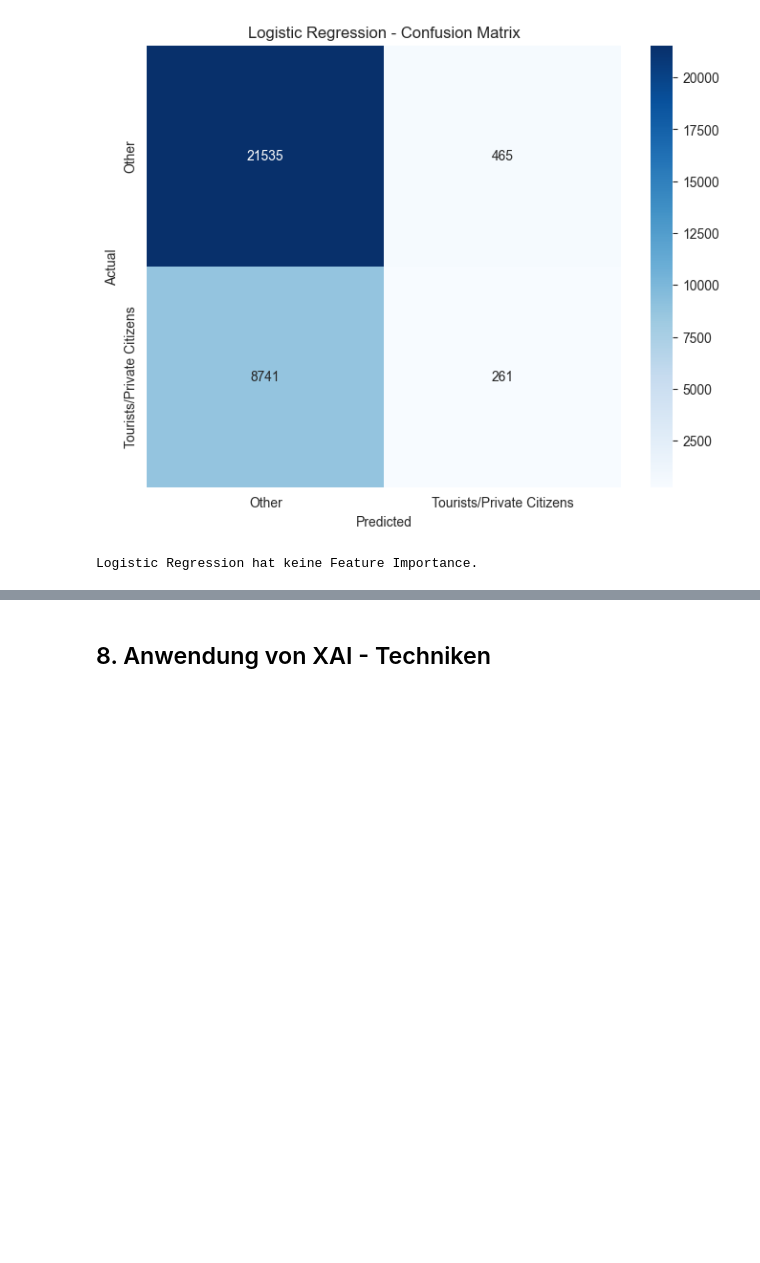
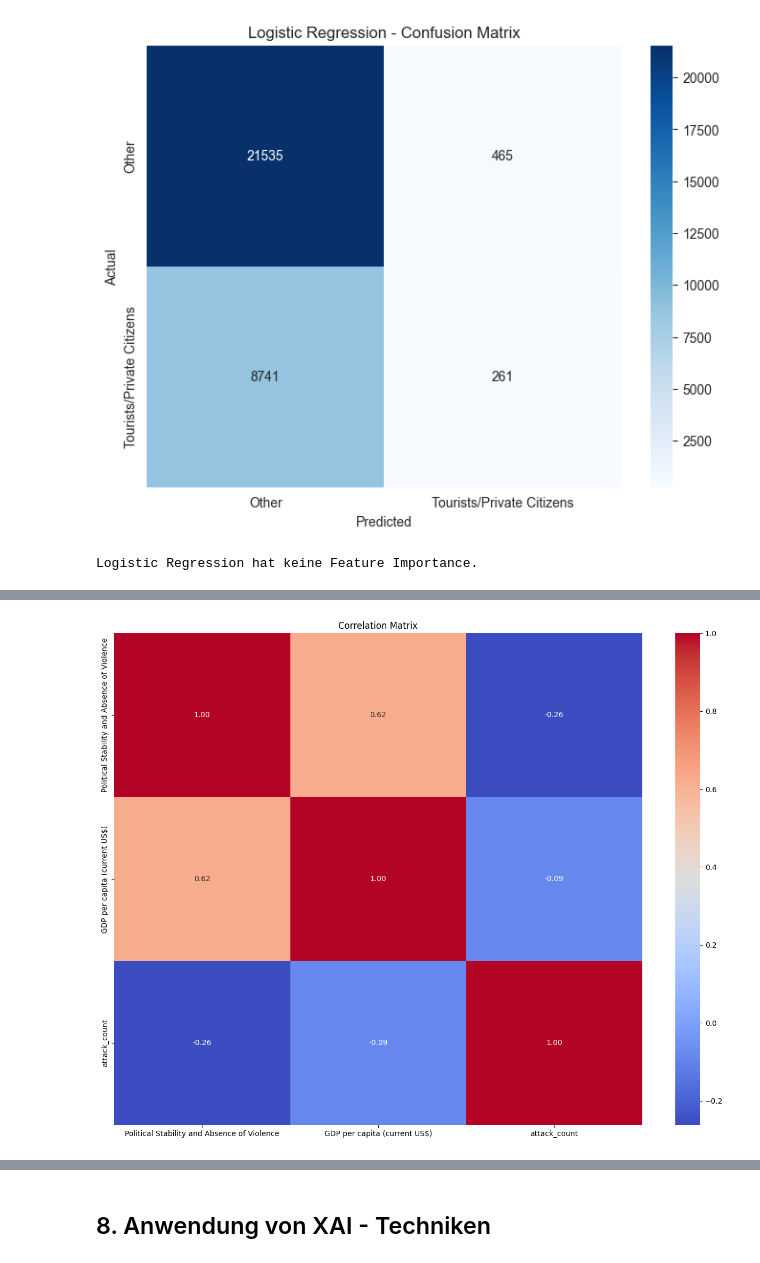
Before and after one commit to rieseflo/GTD, a Jupyter notebook: GTD.ipynb, the cells around one changed output, grey strips where cells are left out. Saved outputs shown, nothing was run; the diff lists cells and outputs as text; code cells hidden in the pictures; blank space fills up the shorter version.

```diff
--- a/GTD.ipynb
+++ b/GTD.ipynb
@@ -1169,0 +1364,11 @@ Logistic Regression hat keine Feature Importance.
+# %%
+# Correlation Matrix erstellen abzüglich der Spalten "Country Name" und "Year"
+corr = df_merged.drop(['Country Name', 'Year'], axis=1).corr()
+
+# Heatmap der Korrelationsmatrix
+plt.figure(figsize=(16, 12))
+sns.heatmap(corr, annot=True, cmap='coolwarm', fmt=".2f")
+plt.title('Correlation Matrix')
+plt.show()
+# %% [output]
+[figure, added]
```
Also changed, not shown: parts of 50 cells of this notebook.
